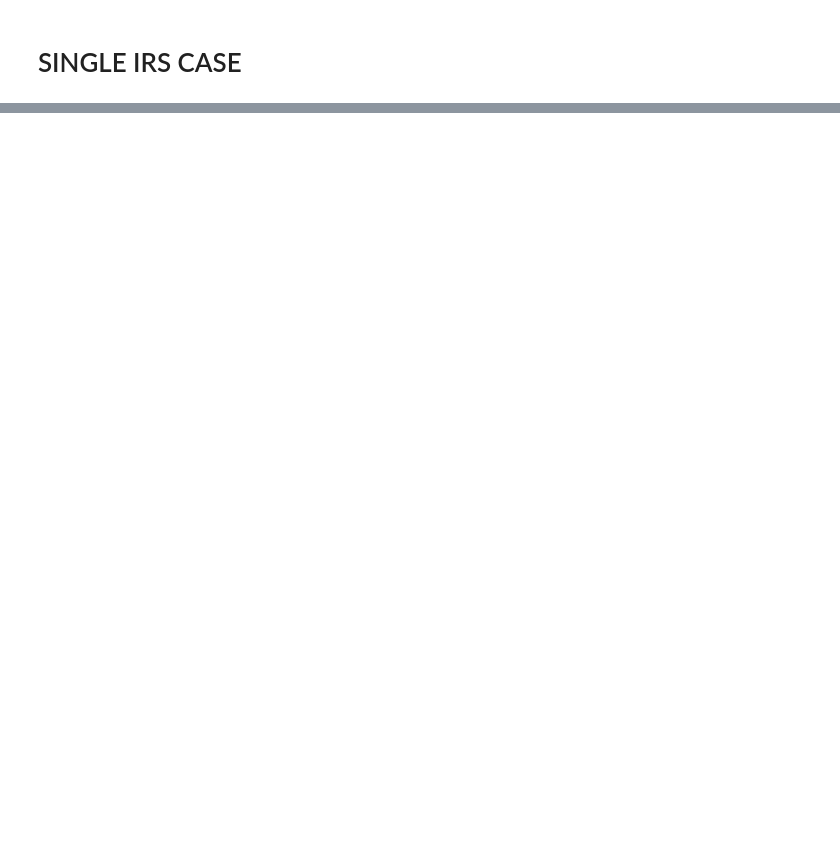
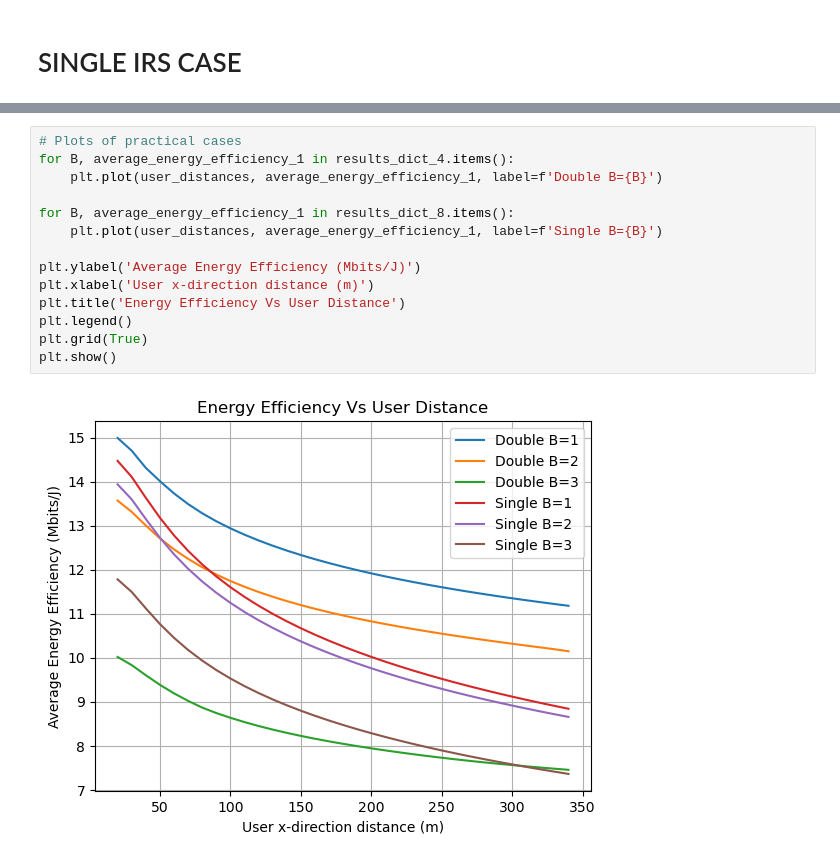
Before and after one commit to TariqUmar/SISO_Network_Implementation, a Jupyter notebook: double_irs_userDis_ee_relations.ipynb, the cells around one changed output, grey strips where cells are left out. Saved outputs shown, nothing was run; the diff lists cells and outputs as text; blank space fills up the shorter version.

```diff
--- a/double_irs_userDis_ee_relations.ipynb
+++ b/double_irs_userDis_ee_relations.ipynb
@@ -786,0 +782,16 @@ plt.show()
+# %%
+# Plots of practical cases
+for B, average_energy_efficiency_1 in results_dict_4.items():
+    plt.plot(user_distances, average_energy_efficiency_1, label=f'Double B={B}')
+
+for B, average_energy_efficiency_1 in results_dict_8.items():
+    plt.plot(user_distances, average_energy_efficiency_1, label=f'Single B={B}')
+
+plt.ylabel('Average Energy Efficiency (Mbits/J)')
+plt.xlabel('User x-direction distance (m)')
+plt.title('Energy Efficiency Vs User Distance')
+plt.legend()
+plt.grid(True)
+plt.show()
+# %% [output]
+[figure, added]
```
Also changed, not shown: parts of 9 cells of this notebook, 1 other file.
